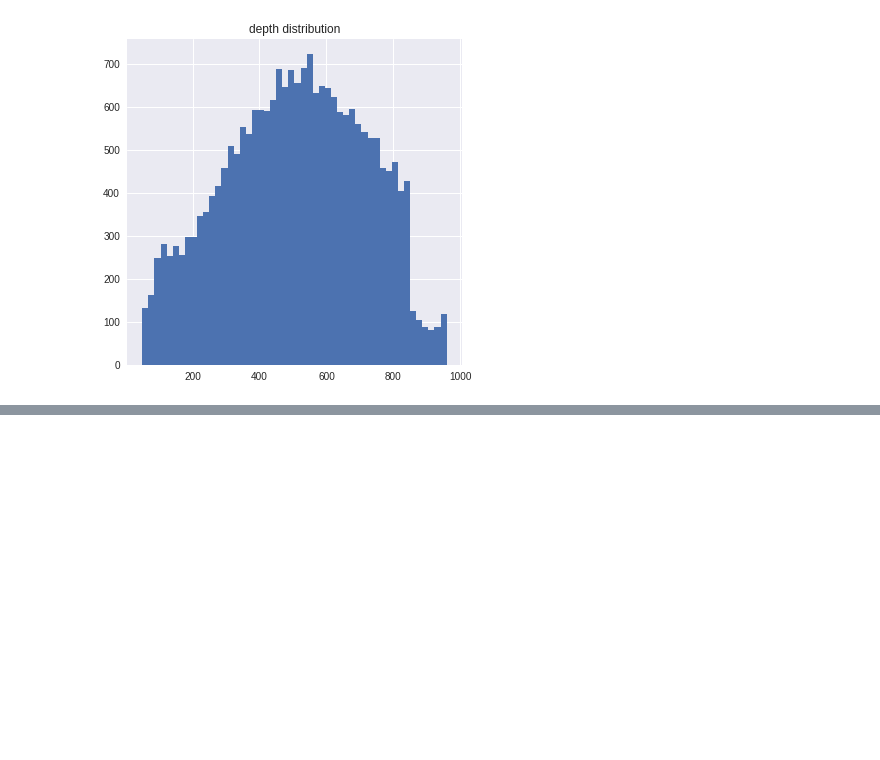
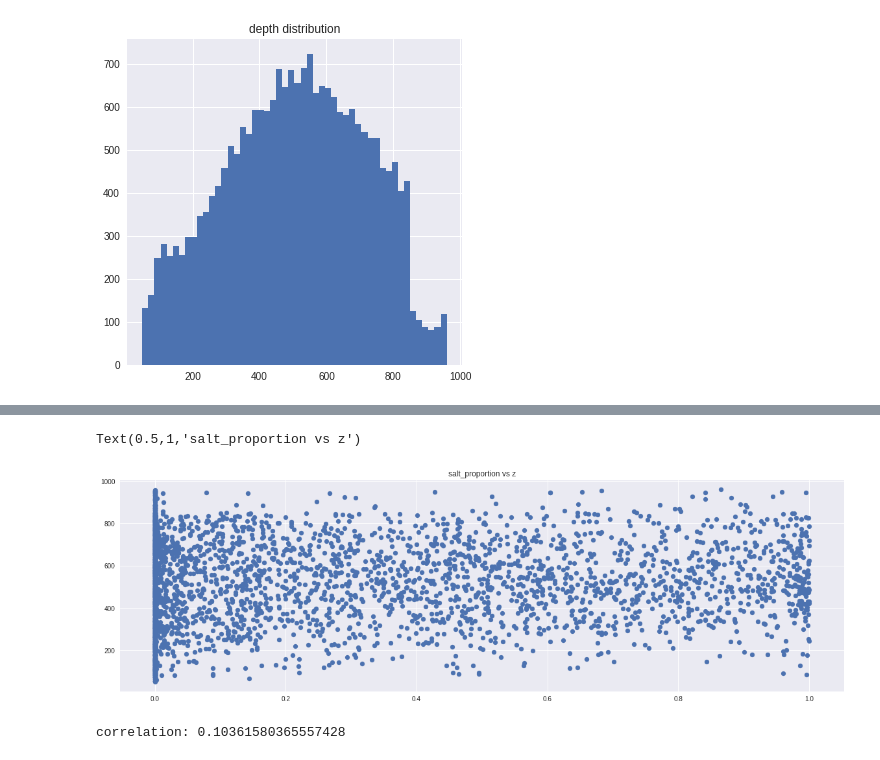
Before and after one commit to msrdinesh/100-Days-of-coding, a Jupyter notebook: TGS_salt_detection_challenge.ipynb, the cells around one changed output, grey strips where cells are left out. Saved outputs shown, nothing was run; the diff lists cells and outputs as text; code cells hidden in the pictures; blank space fills up the shorter version.

```diff
--- a/TGS_salt_detection_challenge.ipynb
+++ b/TGS_salt_detection_challenge.ipynb
@@ -206,0 +213,14 @@ def
+# %%
+#for measuring how salty an image is
+def salt_proportion(imgArray):
+    try:
+        unique, counts = np.unique(imgArray, return_counts=True)
+        ## The total number of pixels is 101*101 = 10,201
+        return counts[1]/10201.
+
+    except:
+        return 0.0
+# %%
+train_mask['mask'] = train_mask['rle_mask'].apply(lambda x: rleToMask(x, 101,101))
+train_mask['salt_proportion'] = train_mask['mask'].apply(lambda x: salt_proportion(x))
+train_mask.head()
@@ -206,0 +234,3 @@ def
+# %%
+merged = train_mask.merge(depth)
+merged.head()
@@ -206,0 +244,11 @@ def
+# %%
+plt.figure(figsize=(20,6))
+plt.scatter(merged['salt_proportion'],merged['z'])
+plt.title('salt_proportion vs z')
+# %% [output]
+Text(0.5,1,'salt_proportion vs z')
+[figure, added]
+# %%
+print("correlation:",np.corrcoef(merged['salt_proportion'],merged['z'])[0,1] )
+# %% [output]
+correlation: 0.10361580365557428
```
Also changed, not shown: parts of 6 cells of this notebook.
